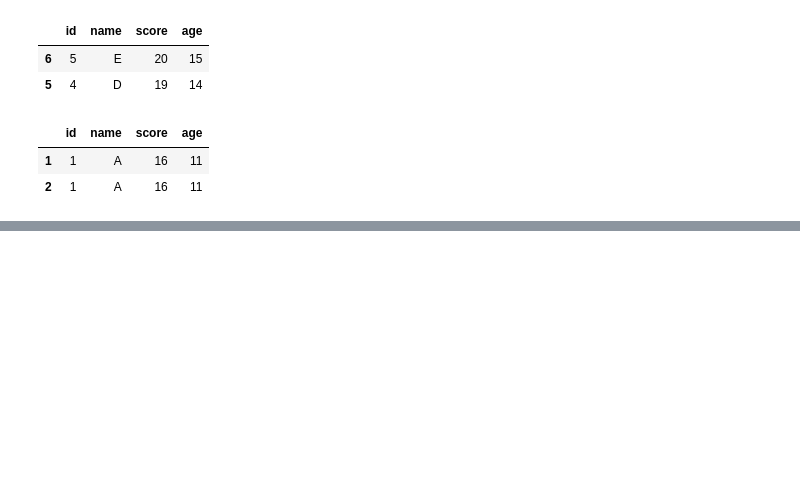
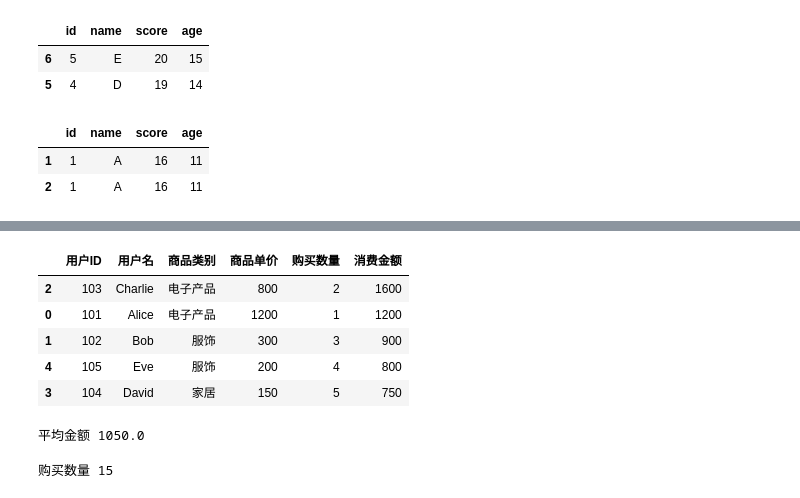
Before and after one commit to zzjzzjzzj423/num_pan_mat, a Jupyter notebook: StudyPandas/DataFrame.ipynb, the cells around one changed output, grey strips where cells are left out. Saved outputs shown, nothing was run; the diff lists cells and outputs as text; code cells hidden in the pictures; blank space fills up the shorter version.

```diff
--- a/StudyPandas/DataFrame.ipynb
+++ b/StudyPandas/DataFrame.ipynb
@@ -415,0 +597,17 @@ df.nsmallest(2,columns=['score','age'])
+# %%
+userForm.sort_values(by=['消费金额'],ascending=False)
+# %% [output]
+|  | 用户ID | 用户名 | 商品类别 | 商品单价 | 购买数量 | 消费金额 |
+| 2 | 103 | Charlie | 电子产品 | 800 | 2 | 1600 |
+| 0 | 101 | Alice | 电子产品 | 1200 | 1 | 1200 |
+| 1 | 102 | Bob | 服饰 | 300 | 3 | 900 |
+| 4 | 105 | Eve | 服饰 | 200 | 4 | 800 |
+| 3 | 104 | David | 家居 | 150 | 5 | 750 |
+# %%
+print('平均金额',userForm['消费金额'].mean())
+# %% [output]
+平均金额 1050.0
+# %%
+print('购买数量',userForm['购买数量'].cumsum()[4])
+# %% [output]
+购买数量 15
```
Also changed, not shown: parts of 21 cells of this notebook.
